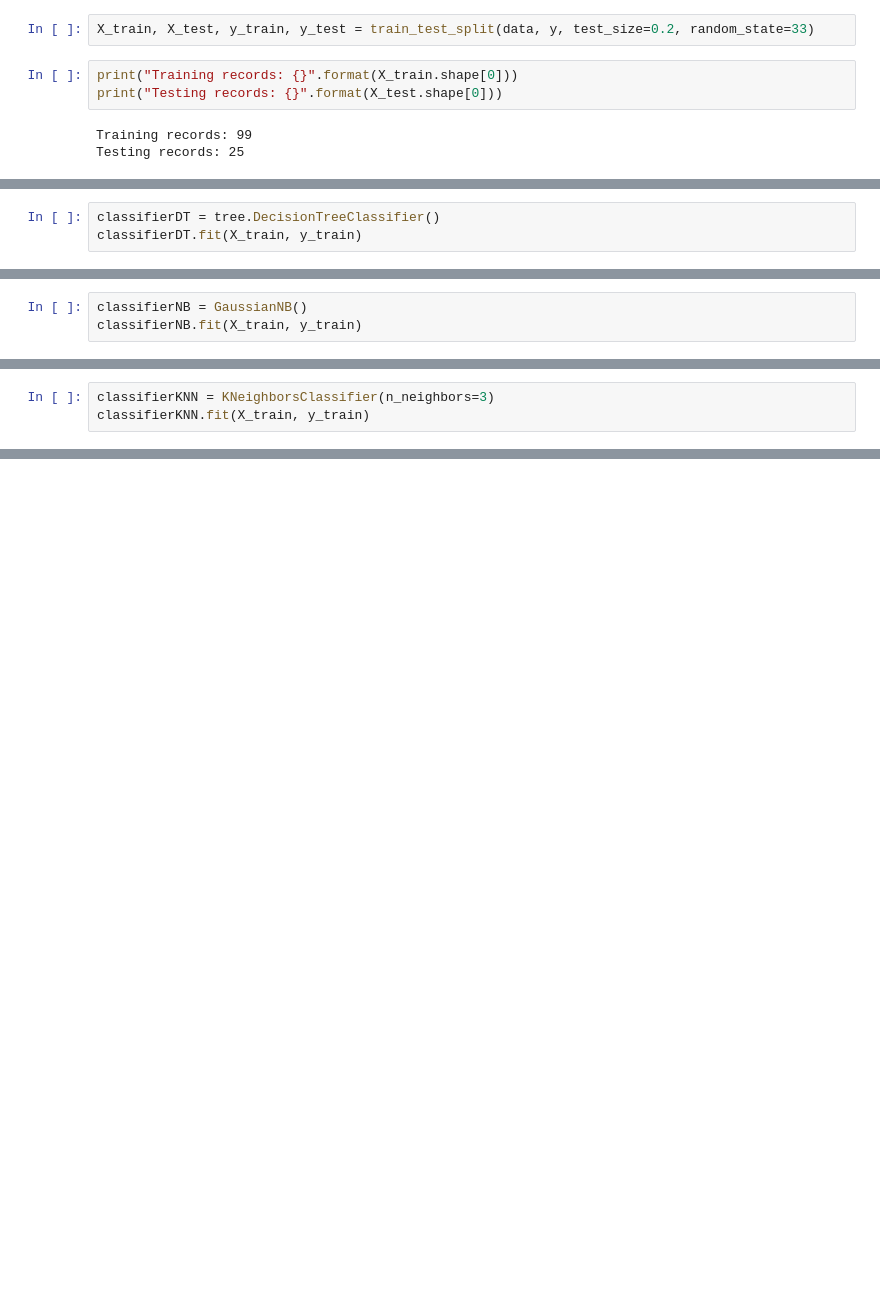
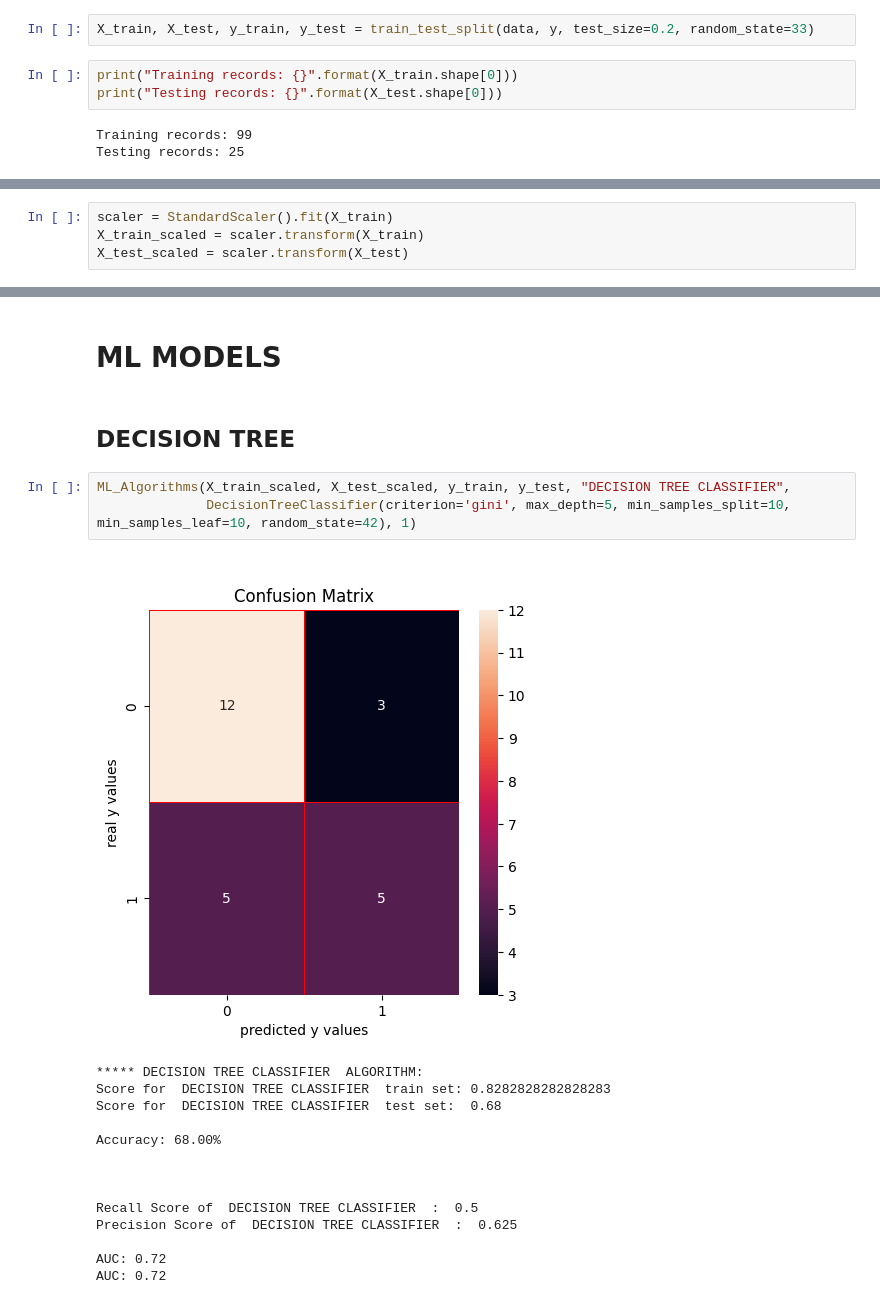
Before and after one commit to ozgecanmuyanli/autism-repo, a Jupyter notebook: mutluDataset_classification.ipynb, the cells around one changed output, grey strips where cells are left out. Drawn from its saved outputs; the diff is of its cells as text; blank space fills up the shorter version.

```diff
--- a/mutluDataset_classification.ipynb
+++ b/mutluDataset_classification.ipynb
@@ -88,3 +291,0 @@ DECISION TREE
-# %%
-classifierDT = tree.DecisionTreeClassifier()
-classifierDT.fit(X_train, y_train)
@@ -102,3 +291,0 @@ NAIVE BAYES
-# %%
-classifierNB = GaussianNB()
-classifierNB.fit(X_train, y_train)
@@ -116,3 +291,0 @@ KNN
-# %%
-classifierKNN = KNeighborsClassifier(n_neighbors=3)
-classifierKNN.fit(X_train, y_train)
@@ -127,0 +292,4 @@ Accuracy: 48.00%
+# %%
+scaler = StandardScaler().fit(X_train)
+X_train_scaled = scaler.transform(X_train)
+X_test_scaled = scaler.transform(X_test)
@@ -127,0 +378,22 @@ Accuracy: 48.00%
+# %% [markdown]
+# ML MODELS
+# %% [markdown]
+## DECISION TREE
+# %%
+ML_Algorithms(X_train_scaled, X_test_scaled, y_train, y_test, "DECISION TREE CLASSIFIER",
+              DecisionTreeClassifier(criterion='gini', max_depth=5, min_samples_split=10, min_samples_leaf=10, random_state=42), 1)
+# %% [output]
+[figure, added]
+***** DECISION TREE CLASSIFIER  ALGORITHM:
+Score for  DECISION TREE CLASSIFIER  train set: 0.8282828282828283
+Score for  DECISION TREE CLASSIFIER  test set:  0.68
+
+Accuracy: 68.00%
+
+
+
+Recall Score of  DECISION TREE CLASSIFIER  :  0.5
+Precision Score of  DECISION TREE CLASSIFIER  :  0.625
+
+AUC: 0.72
+AUC: 0.72
```
Also changed, not shown: parts of 58 cells of this notebook, 1 other file.
